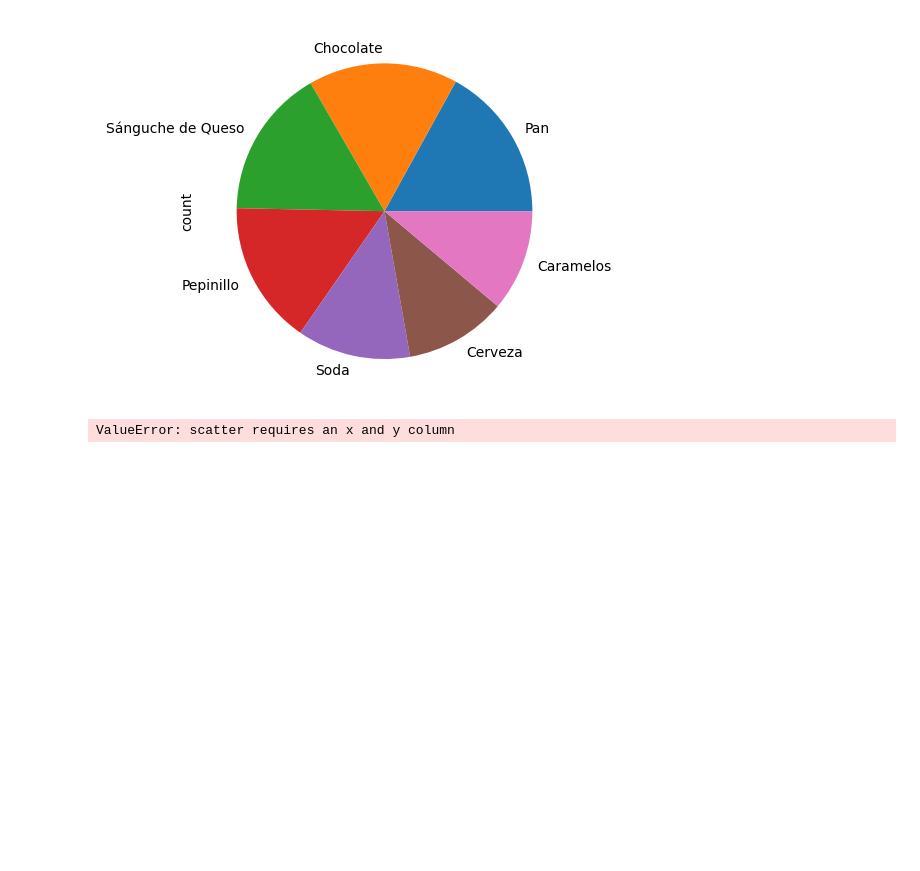
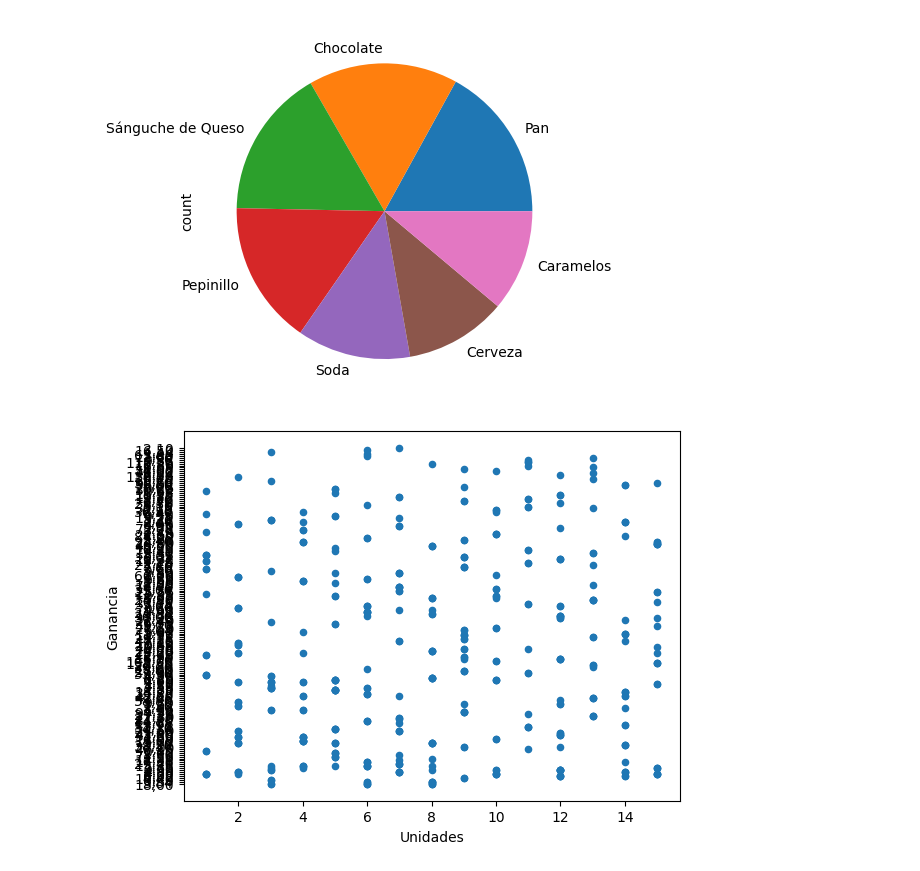
Before and after one commit to rofigueredo/CheatSheets, a Jupyter notebook: Pandas_de1.5horas/MatplotlibGraficos.ipynb, the cells around one changed output. Saved outputs shown, nothing was run; the diff lists cells and outputs as text; code cells hidden in the pictures; blank space fills up the shorter version.

```diff
--- a/Pandas_de1.5horas/MatplotlibGraficos.ipynb
+++ b/Pandas_de1.5horas/MatplotlibGraficos.ipynb
@@ -47,6 +47,6 @@ ali.Artículo.value_counts().plot(kind='pie');
 # %% [output]
 [figure]
 # %%
-Ventas.plot(kind='scatter', z='Unidades',y='Ganancia');
+Ventas.plot(kind='scatter', x='Unidades',y='Ganancia');
 # %% [output]
-ValueError: scatter requires an x and y column
+[figure, added]
```
Also changed, not shown: parts of 6 cells of this notebook.
